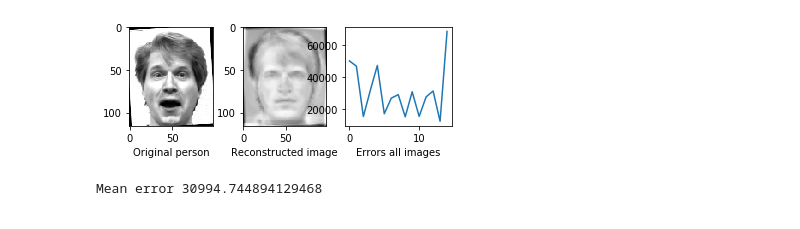
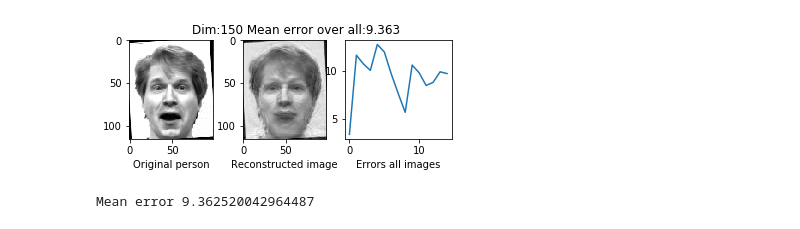
Before and after one commit to torstenschenk/BeuthDevML, a Jupyter notebook: Learning_from_images/jupter_files/ex4/pca.ipynb, the cells around one changed output. Cells and saved outputs as stored; diff of their text form; code cells hidden in the pictures.

```diff
--- a/Learning_from_images/jupter_files/ex4/pca.ipynb
+++ b/Learning_from_images/jupter_files/ex4/pca.ipynb
@@ -76,48 +78,32 @@ if __name__ == '__main__':
     #    and find the best linear mapping (eigenbasis) - use the np.linalg.svd with the
     #    parameter 'full_matrices=False'
     # TODO YOUR CODE HERE
-    U, S, Vt = np.linalg.svd(D, full_matrices=False)
-    print('SVD:',U.shape,S.shape, Vt.shape) # 150 components
+    U, S, VT = np.linalg.svd(D, full_matrices=False)
+    print('SVD:',U.shape,S.shape, VT.shape) # 150 components
 
     # take 10 / 75 / 150 first eigenvectors
-    k = 15
+    k = 150
 
     # cut off number of Principal Components / compress the information to most important eigenvectors
     # That means we only need the first k rows in the Vt matrix
     # TODO YOUR CODE HERE
+
+    # plot all the eigenfaces
+    if 0:
+        plt.figure(figsize = (20, 28))
+        for i in range(len(S)):
+            plt.subplot(29, 28, i+1), plt.axis('off'), plt.imshow(VT[i].reshape(y,x), cmap = plt.cm.gray)
+
+        plt.show()
+
     #print(Vt.shape)
-    Vred = Vt[0:k,:]
+    Vred = VT[0:k,:]
     #print(Vred.shape)
 
-    # select n eigenvectors
-    #print(S) # first largest
-    #idx = np.arange(10,len(S))
-    #np.put(S, np.arange(10,len(S)), 0)
-    #print(S) # first largest
-
     # create unity matrix with entries of valid coefficients
-    P = np.zeros((k,k),dtype=images[0].dtype)
-    for i in range(k):
-        P[i,i] = S[i]
-
-    Ured = U[:k,:k]
-    print('new:',Ured.shape,P.shape, Vred.shape) # k components
-
-    # Eigenbasis calc
-    #tmp = np.dot(P,Vred)
-    #Bt = np.dot(Ured,tmp)
-
-    # next two line are equal to each other !?!?!?
-    Bt = Ured @ P @ Vred
-    #Bt = P @ Vred
-
-    #Btother = P @ Vred
-    #tmp = np.sum(Bt - Btother)
-    #print(tmp)
-
-    print('Bt shape:',Bt.shape)
-    #B = Bt.T
-    #print('B shape:',B.shape)
+    #P = np.zeros((k,k),dtype=images[0].dtype)
+    #for i in range(k):
+    #    P[i,i] = S[i]
 
     # now we use the eigenbasis to compress and reconstruct test images
     # and measure their reconstruction error
@@ -138,12 +124,12 @@ if __name__ == '__main__':
         # the result is a set of coefficients that are sufficient to reconstruct the image afterwards
         # coeff_test_image = ...
         # TODO YOUR CODE HERE
-        coeff_test_image = np.dot(Bt,imgVec)
+        coeff_test_image = imgVec @ Vred.T
         print("encoded / compact image shape: ", coeff_test_image.shape)
         # reconstruct from coefficient vector and add mean
         # reconstructed_image = ...
         # TODO YOUR CODE HERE
-        reconstructed_image = np.dot(coeff_test_image,Bt)
+        reconstructed_image = coeff_test_image @ Vred
         reconstructed_image = reconstructed_image + meanDim
 
         print("reconstructed image shape: ", reconstructed_image.shape)
@@ -153,9 +139,13 @@ if __name__ == '__main__':
         errors.append(error)
         print("reconstruction error: ", error)
 
+
+    formatErr = "{:.3f}".format(np.asarray(errors).mean())
+
     grid = plt.GridSpec(2, 9)
 
     plt.subplot(grid[0, 0:3])
+    plt.title('Dim:'+str(k)+' Mean error over all:'+formatErr,x=2)
     plt.imshow(test_image, cmap='Greys_r')
     plt.xlabel('Original person')
 
@@ -192,2 +182,2 @@ reconstruction error:  68425.23015690983
-[figure, old version]
+[figure, new version]
-Mean error 30994.744894129468
+Mean error 9.362520042964487
```
Also changed, not shown: parts of 2 cells of this notebook, 11 other files.
